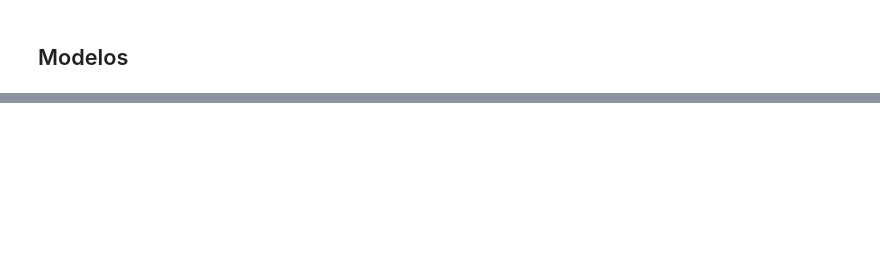
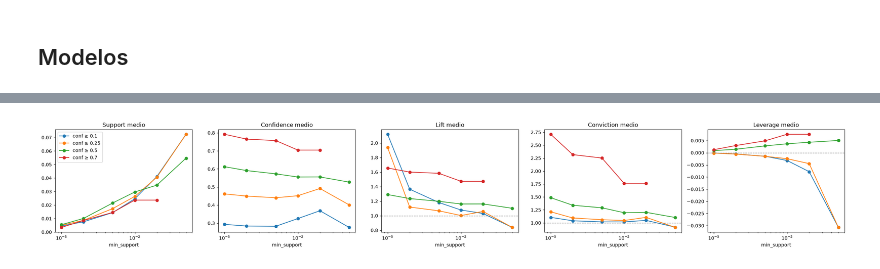
Before and after one commit to ku2a/fp-growth, a Jupyter notebook: main.ipynb, the cells around one changed output, grey strips where cells are left out. Saved outputs shown, nothing was run; the diff lists cells and outputs as text; code cells hidden in the pictures; blank space fills up the shorter version.

```diff
--- a/main.ipynb
+++ b/main.ipynb
@@ -463,0 +524,16 @@ Con soporte 1 % los tres algoritmos devuelven exactamente los mismos itemsets y
+# %%
+fig, ax = plt.subplots(1, 5, figsize=(24, 4))
+for axis, metric in zip(ax, QUALITY_METRICS):
+    for min_confidence, group in quality.reset_index().groupby('min_confidence'):
+        axis.plot(group['min_support'], group[f'mean_{metric}'], marker='o', label=f'conf ≥ {min_confidence}')
+    axis.set_xscale('log')
+    axis.set_xlabel('min_support')
+    axis.set_title(f'{metric.capitalize()} medio')
+ax[2].axhline(1, linestyle='--', color='gray', linewidth=1)
+ax[3].axhline(1, linestyle='--', color='gray', linewidth=1)
+ax[4].axhline(0, linestyle='--', color='gray', linewidth=1)
+ax[0].legend()
+plt.tight_layout()
+plt.show()
+# %% [output]
+[figure, added]
```
Also changed, not shown: parts of 53 cells of this notebook.
